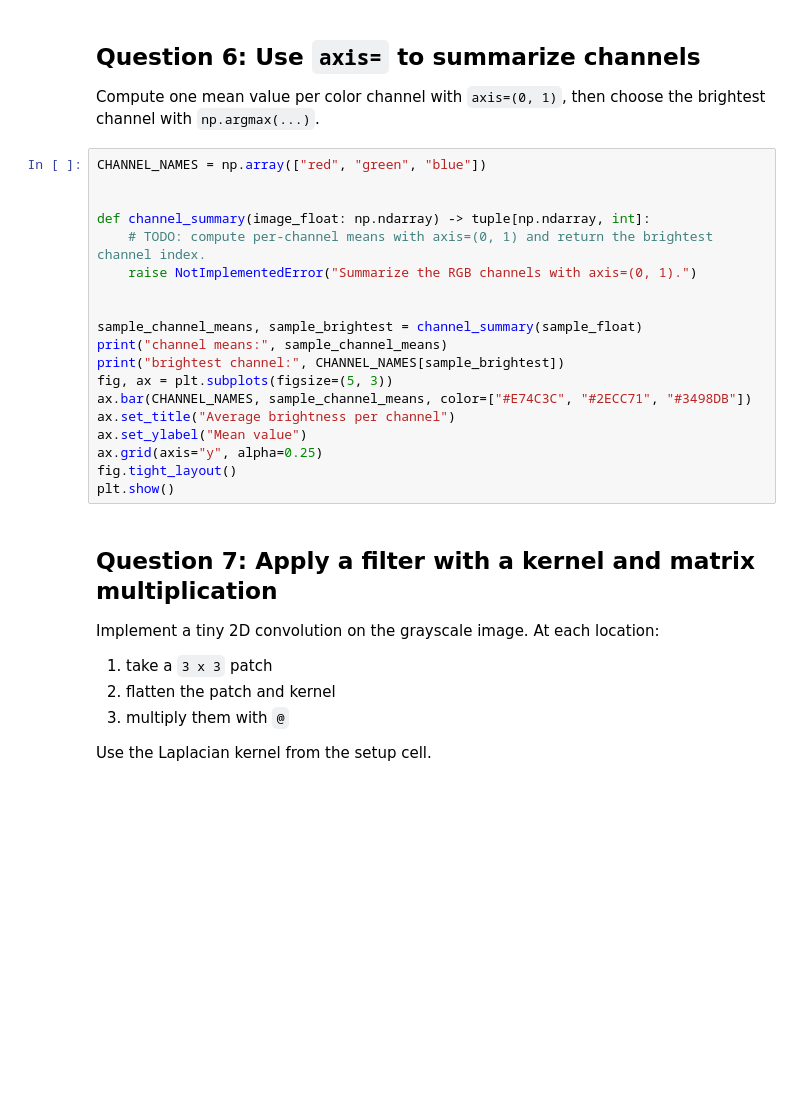
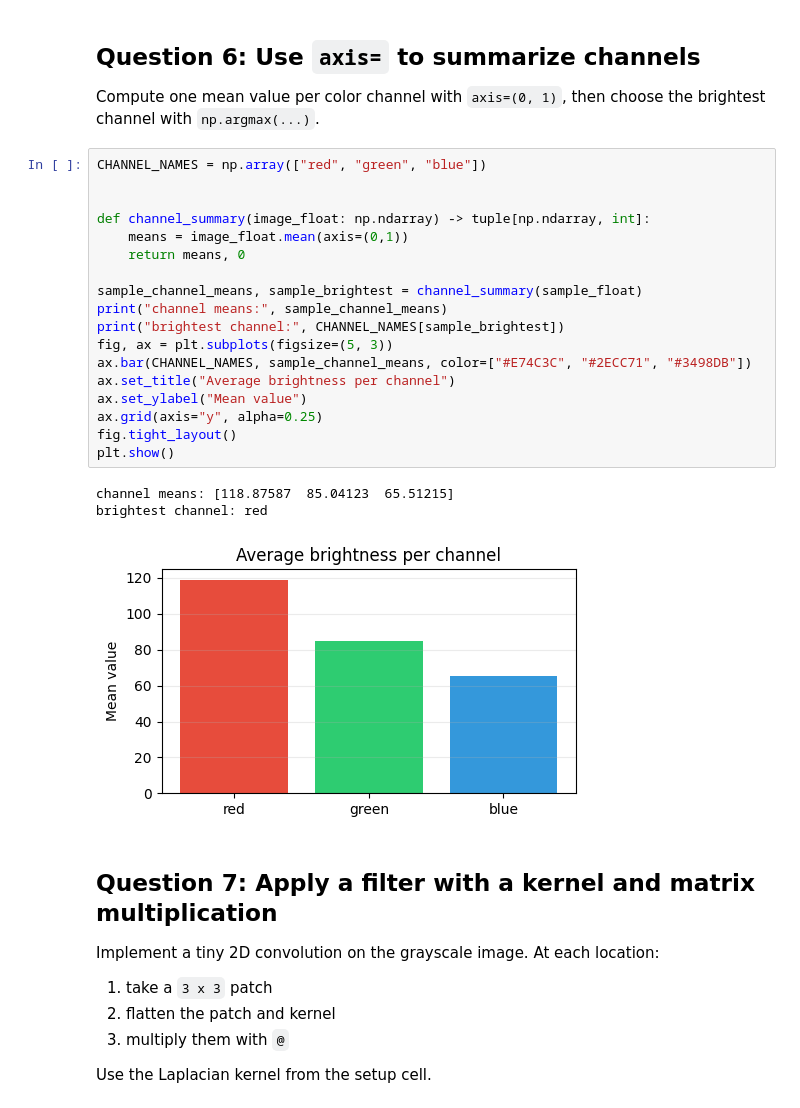
Before and after one commit to vgu-dsai-2026/lab-1-numpy-Nam649-nnn-1, a Jupyter notebook: notebook.ipynb, the cells around one changed output. Cells and saved outputs as stored; diff of their text form; blank space fills up the shorter version.

```diff
--- a/notebook.ipynb
+++ b/notebook.ipynb
@@ -282,22 +291,25 @@ Compute one mean value per color channel with `axis=(0, 1)`, then choose the bri
 # %%
 CHANNEL_NAMES = np.array(["red", "green", "blue"])
 
 
 def channel_summary(image_float: np.ndarray) -> tuple[np.ndarray, int]:
-    # TODO: compute per-channel means with axis=(0, 1) and return the brightest channel index.
-    raise NotImplementedError("Summarize the RGB channels with axis=(0, 1).")
-
+    means = image_float.mean(axis=(0,1))
+    return means, 0
 
 sample_channel_means, sample_brightest = channel_summary(sample_float)
 print("channel means:", sample_channel_means)
 print("brightest channel:", CHANNEL_NAMES[sample_brightest])
 fig, ax = plt.subplots(figsize=(5, 3))
 ax.bar(CHANNEL_NAMES, sample_channel_means, color=["#E74C3C", "#2ECC71", "#3498DB"])
 ax.set_title("Average brightness per channel")
 ax.set_ylabel("Mean value")
 ax.grid(axis="y", alpha=0.25)
 fig.tight_layout()
 plt.show()
+# %% [output]
+channel means: [118.87587  85.04123  65.51215]
+brightest channel: red
+[figure, added]
 # %% [markdown]
 ## Question 7: Apply a filter with a kernel and matrix multiplication
 
```
Also changed, not shown: parts of 7 cells of this notebook, 1 other file.
